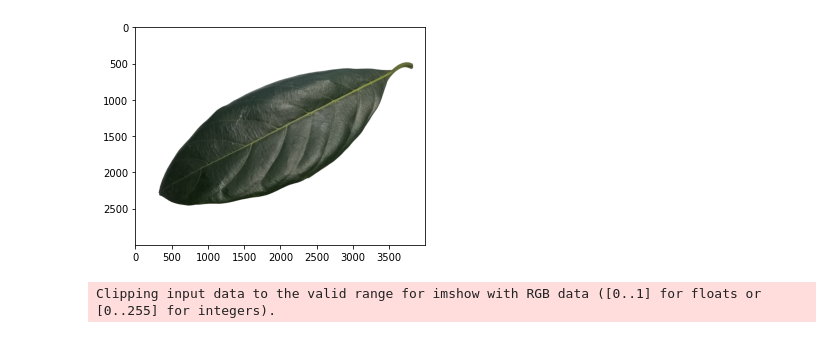
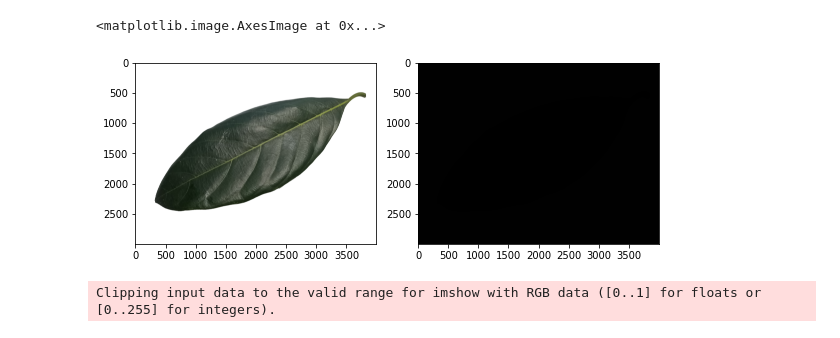
Before and after one commit to medinaks/computer_vision, a Jupyter notebook: image_fundamental/if_basic_command.ipynb, the cells around one changed output. Saved outputs shown, nothing was run; the diff lists cells and outputs as text; code cells hidden in the pictures.

```diff
--- a/image_fundamental/if_basic_command.ipynb
+++ b/image_fundamental/if_basic_command.ipynb
@@ -21,11 +22,19 @@ import cv2
 import matplotlib.pyplot as plt
 import numpy as np
-# %%
-image = plt.imread("/content/computer_vision/images/daun_nangka/051.png")
-plt.imshow(image)
-plt.show()
-# %% [output]
-[figure, removed]
+# %%
+image = plt.imread("/content/computer_vision/images/daun_nangka/051.png")
+cv2.imwrite('/content/computer_vision/images/daun_nangka/051_2.png', image)
+image2 = plt.imread("/content/computer_vision/images/daun_nangka/051_2.png")
+
+fig, axes = plt.subplots(1, 2, figsize = (8, 8))
+fig.tight_layout()
+axes = axes.ravel()
+
+axes[0].imshow(image)
+axes[1].imshow(image2)
+# %% [output]
+<matplotlib.image.AxesImage at 0x...>
+[figure, added]
 # %%
 center = image.shape[1]/2, image.shape[0]/2
 angle = 30
```
Also changed, not shown: parts of 4 cells of this notebook.
